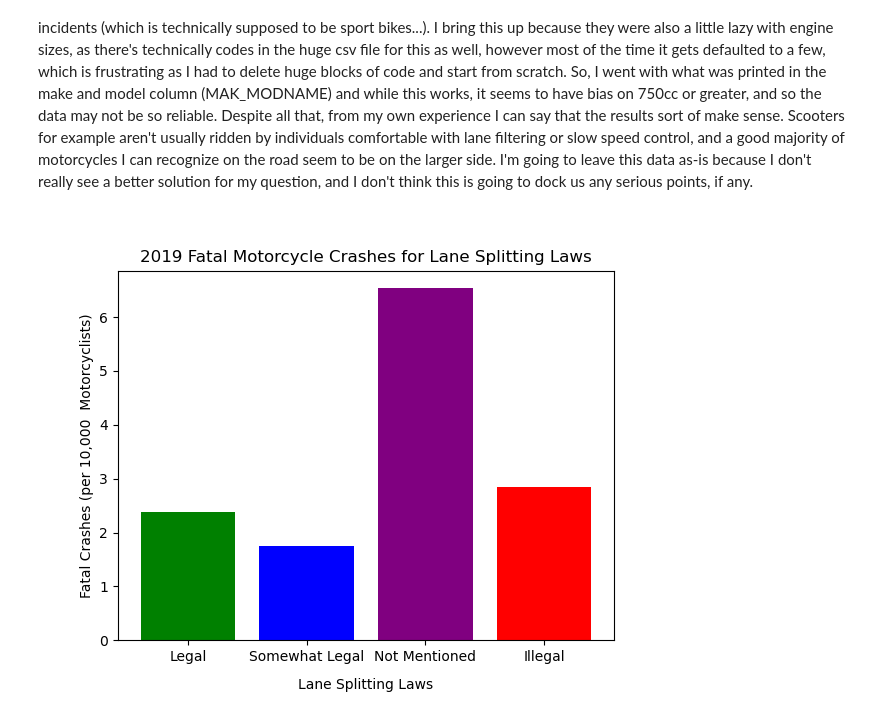
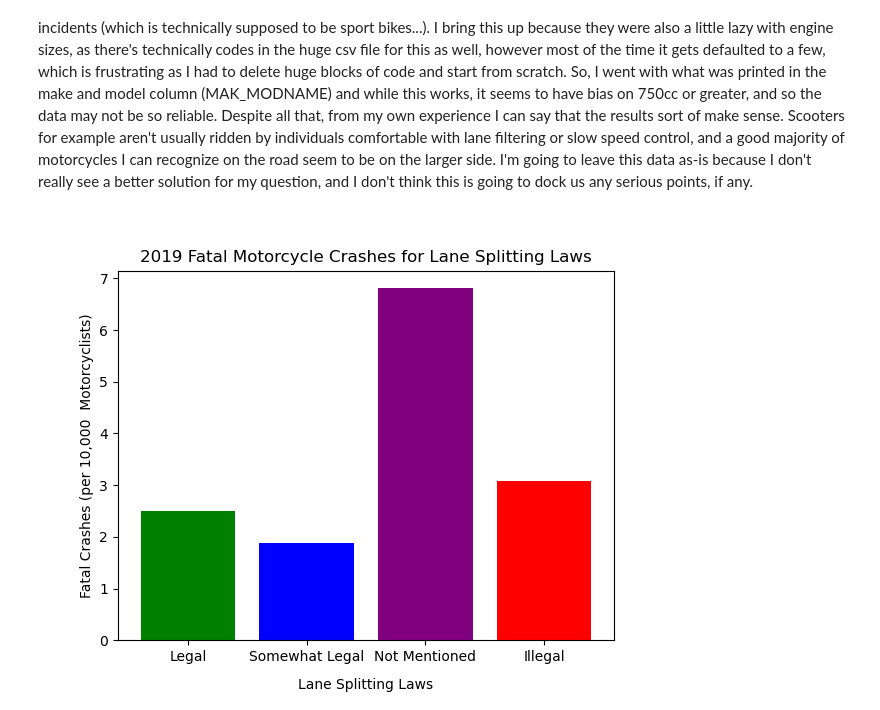
Before and after one commit to CalvinPedigo/Data-Analyst-Project-1, a Jupyter notebook: Notebook_structor.ipynb, the cells around one changed output. Drawn from its saved outputs; the diff is of its cells as text; code cells hidden in the pictures.

```diff
--- a/Notebook_structor.ipynb
+++ b/Notebook_structor.ipynb
@@ -287,7 +287,7 @@ filtered_df_list=[]
 for df in df_list:
 
     cleaned_df = df[['STATE','BODY_TYP','MONTH','DEATHS','OWNER']]
-    motorcycle_df = cleaned_df.loc[cleaned_df['BODY_TYP']== 80]
+    motorcycle_df = cleaned_df.loc[cleaned_df['BODY_TYP'].between(80, 87)]
     summer_df = motorcycle_df.loc[(motorcycle_df['MONTH'] >= 4) & (motorcycle_df['MONTH'] <= 8)]
     final_filter_df = summer_df.loc[(summer_df['OWNER'] != 0) & (summer_df['DEATHS'] > 0)]
 
@@ -320,29 +320,29 @@ for df in filtered_df_list:
 # %%
 # Motorcycle laws affects deadly crashes 2019 (Jack)
 
 legal_deaths = legal_group[0]["DEATHS"].count()
 somewhat_legal_deaths = somewhat_legal_group[0]["DEATHS"].count()
 not_mentioned_deaths = not_mentioned_group[0]["DEATHS"].count()
 illegal_deaths = illegal_group[0]["DEATHS"].count()
 
-legal_per_reg = (legal_deaths / legal_reg_2019) * 10000
-somewhat_legal_per_reg = (somewhat_legal_deaths / somewhat_legal_reg_2019) * 10000
-not_mentioned_per_reg = (not_mentioned_deaths / not_mentioned_reg_2019) * 10000
-illegal_per_reg  = (illegal_deaths/ illegal_reg_2019) * 10000
+legal_per_reg_2019 = (legal_deaths / legal_reg_2019) * 10000
+somewhat_legal_per_reg_2019 = (somewhat_legal_deaths / somewhat_legal_reg_2019) * 10000
+not_mentioned_per_reg_2019 = (not_mentioned_deaths / not_mentioned_reg_2019) * 10000
+illegal_per_reg_2019  = (illegal_deaths/ illegal_reg_2019) * 10000
 
 laws = ["Legal", "Somewhat Legal", "Not Mentioned", "Illegal"]
-counts = [legal_per_reg,somewhat_legal_per_reg, not_mentioned_per_reg, illegal_per_reg]
+counts = [legal_per_reg_2019,somewhat_legal_per_reg_2019, not_mentioned_per_reg_2019, illegal_per_reg_2019]
 x_ticks = [value for value in laws]
 
 fig, ax = plt.subplots()
 ax.bar(laws, counts, color = ["green", "blue","purple","red"])
 ax.set_xticks(x_ticks)
 ax.set_title("2019 Fatal Motorcycle Crashes for Lane Splitting Laws")
 ax.set_xlabel("Lane Splitting Laws", labelpad= 10)
 ax.set_ylabel("Fatal Crashes (per 10,000  Motorcyclists)")
 plt.show()
 # %% [output]
-[figure, old version]
+[figure, new version]
 # %%
 # Motorcycle laws affects deadly crashes 2020 (Jack)
 
```
Also changed, not shown: parts of 4 cells of this notebook.
